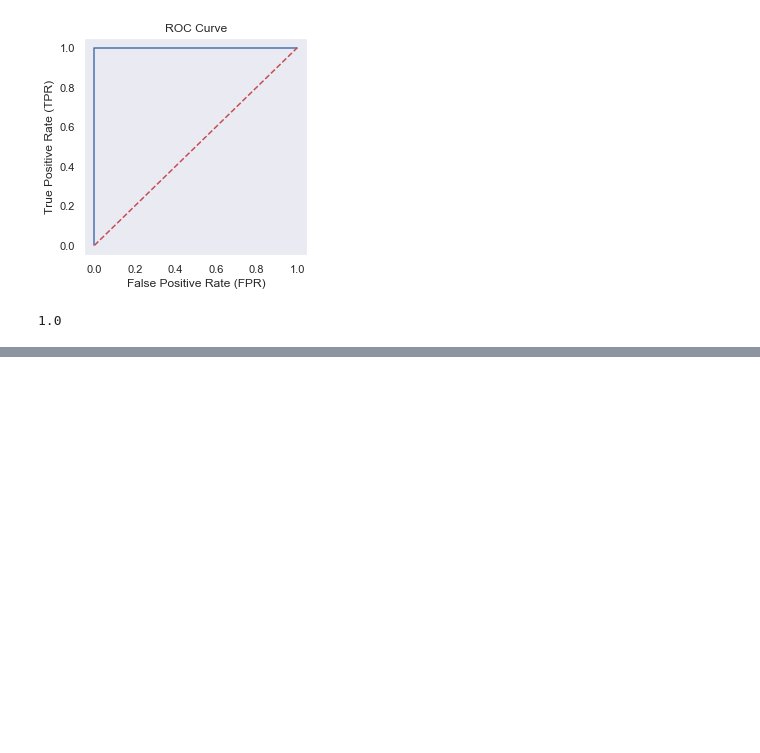
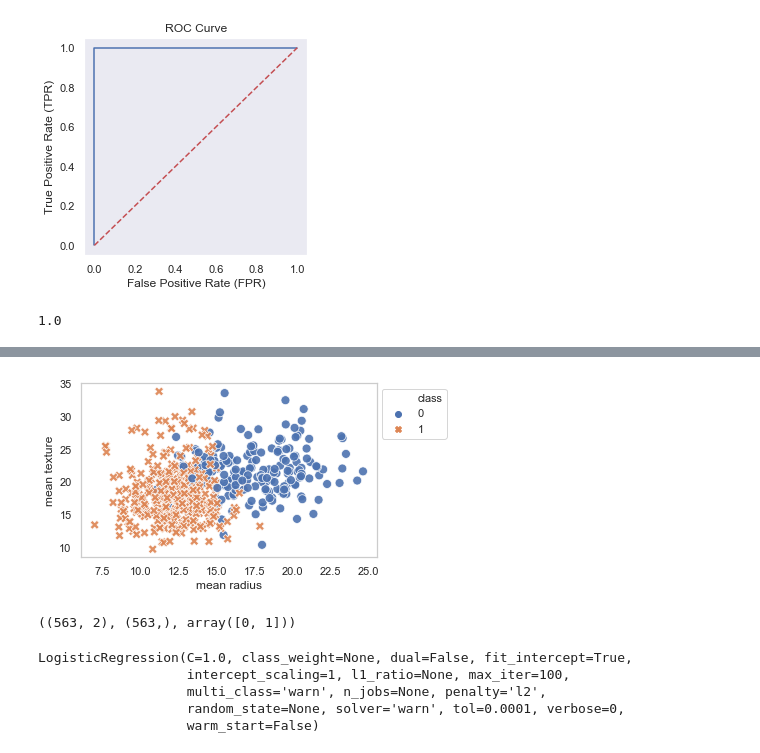
Before and after one commit to aukrit1993/my_machine_learning, a Jupyter notebook: chapter_18.ipynb, the cells around one changed output, grey strips where cells are left out. Cells and saved outputs as stored; diff of their text form; code cells hidden in the pictures; blank space fills up the shorter version.

```diff
--- a/chapter_18.ipynb
+++ b/chapter_18.ipynb
@@ -211,0 +236,20 @@ auc_value
+# %%
+df['mean ra'] = df['mean radius']
+# %%
+sb.set_style('whitegrid')
+plt.figure(figsize=(5.3, 3.2))
+
+sb.scatterplot('mean radius', 'mean texture', data=df, hue='class', style='class',
+              alpha=0.9, edgecolor='w', s=80)
+plt.grid(False)
+plt.legend(loc='upper left', bbox_to_anchor=(1, 1))
+plt.show()
+# %% [output]
+[figure, added]
+# %%
+columns = ['mean ra', 'mean texture']
+X = df[columns]
+y = df['class']
+X.shape, y.shape, y.unique()
+# %% [output]
+((563, 2), (563,), array([0, 1]))
@@ -211,0 +262,9 @@ auc_value
+# %%
+model = LogisticRegression()
+model.fit(X_train, y_train)
+# %% [output]
+LogisticRegression(C=1.0, class_weight=None, dual=False, fit_intercept=True,
+                   intercept_scaling=1, l1_ratio=None, max_iter=100,
+                   multi_class='warn', n_jobs=None, penalty='l2',
+                   random_state=None, solver='warn', tol=0.0001, verbose=0,
+                   warm_start=False)
```
Also changed, not shown: parts of 8 cells of this notebook.
